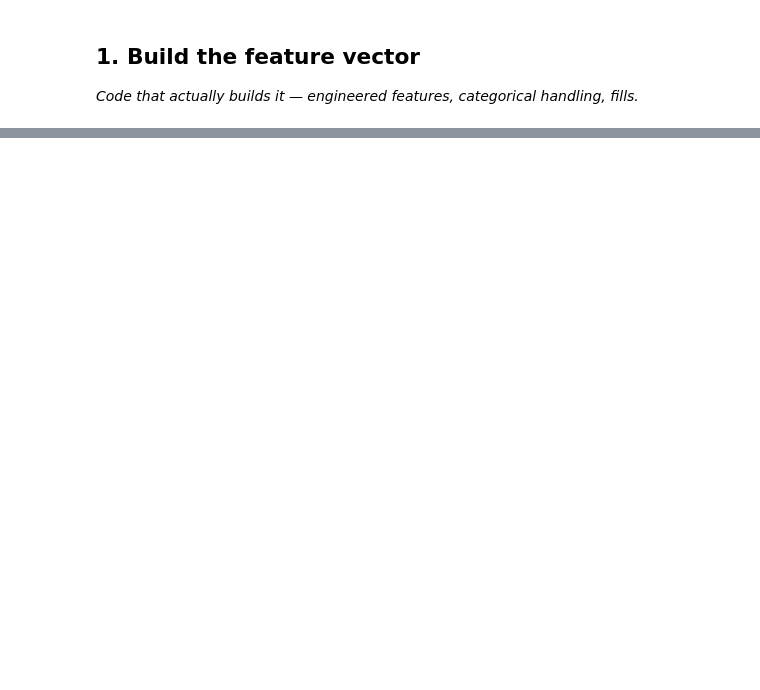
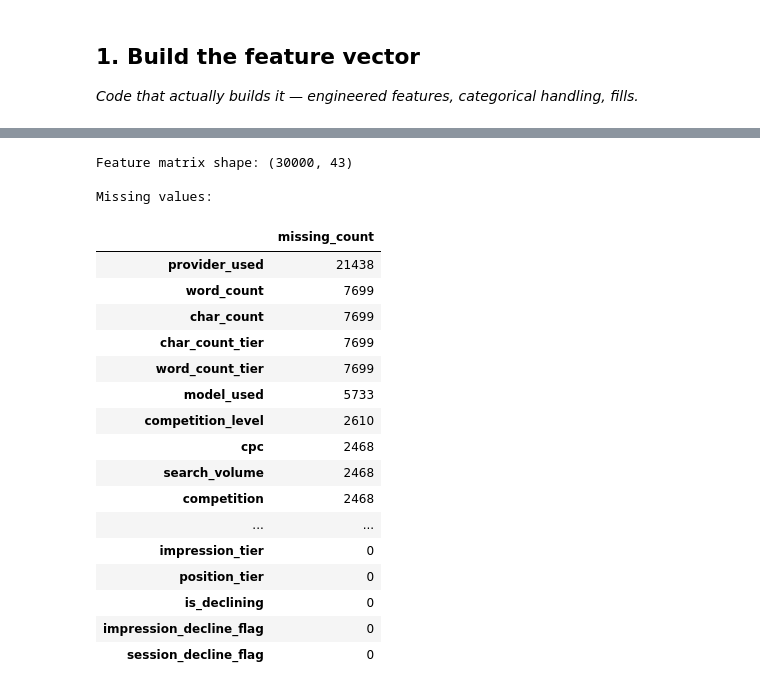
Before and after one commit to Ahmedali3ff/Flyrank-internship-, a Jupyter notebook: work/notebooks/w03_feature_leakage_check.ipynb, the cells around one changed output, grey strips where cells are left out. Saved outputs shown, nothing was run; the diff lists cells and outputs as text; code cells hidden in the pictures; blank space fills up the shorter version.

```diff
--- a/work/notebooks/w03_feature_leakage_check.ipynb
+++ b/work/notebooks/w03_feature_leakage_check.ipynb
@@ -8,0 +138,24 @@ This skeleton is yours to fill. Work the sections **in order** — each one has
+# %%
+# Compare simple decline-related flags
+
+df["impression_decline_flag"] = (
+    df["impressions_last_30d"] <
+        df["impressions_prev_30d"]
+        )
+
+df["session_decline_flag"] = (
+            df["sessions_last_30d"] <
+                df["sessions_prev_30d"]
+                )
+
+flag_summary = pd.DataFrame({
+                    "Impression decline flag": [
+                            df.loc[df["impression_decline_flag"], "is_declining"].mean(),
+                                    df.loc[~df["impression_decline_flag"], "is_declining"].mean()
+                                        ],
+                                            "Session decline flag": [
+                                                    df.loc[df["session_decline_flag"], "is_declining"].mean(),
+                                                            df.loc[~df["session_decline_flag"], "is_declining"].mean()
+                                                                ]
+                                                                }, index=["Flag = True", "Flag = False"])
+display(flag_summary)
@@ -46,0 +234,34 @@ Before you submit, confirm each line honestly:
+# %%
+# Verify feature vector
+X_raw = df[FEATURE_FIELDS].copy()
+
+print("Feature matrix shape:", X_raw.shape)
+
+print("\nMissing values:")
+display(
+    X_raw.isna()
+             .sum()
+                      .sort_values(ascending=False)
+                               .to_frame("missing_count")
+                               )
+# %% [output]
+Feature matrix shape: (30000, 43)
+
+Missing values:
+|  | missing_count |
+| provider_used | 21438 |
+| word_count | 7699 |
+| char_count | 7699 |
+| char_count_tier | 7699 |
+| word_count_tier | 7699 |
+| model_used | 5733 |
+| competition_level | 2610 |
+| cpc | 2468 |
+| search_volume | 2468 |
+| competition | 2468 |
+| ... | ... |
+| impression_tier | 0 |
+| position_tier | 0 |
+| is_declining | 0 |
+| impression_decline_flag | 0 |
+| session_decline_flag | 0 |
```
Also changed, not shown: parts of 27 cells of this notebook.
